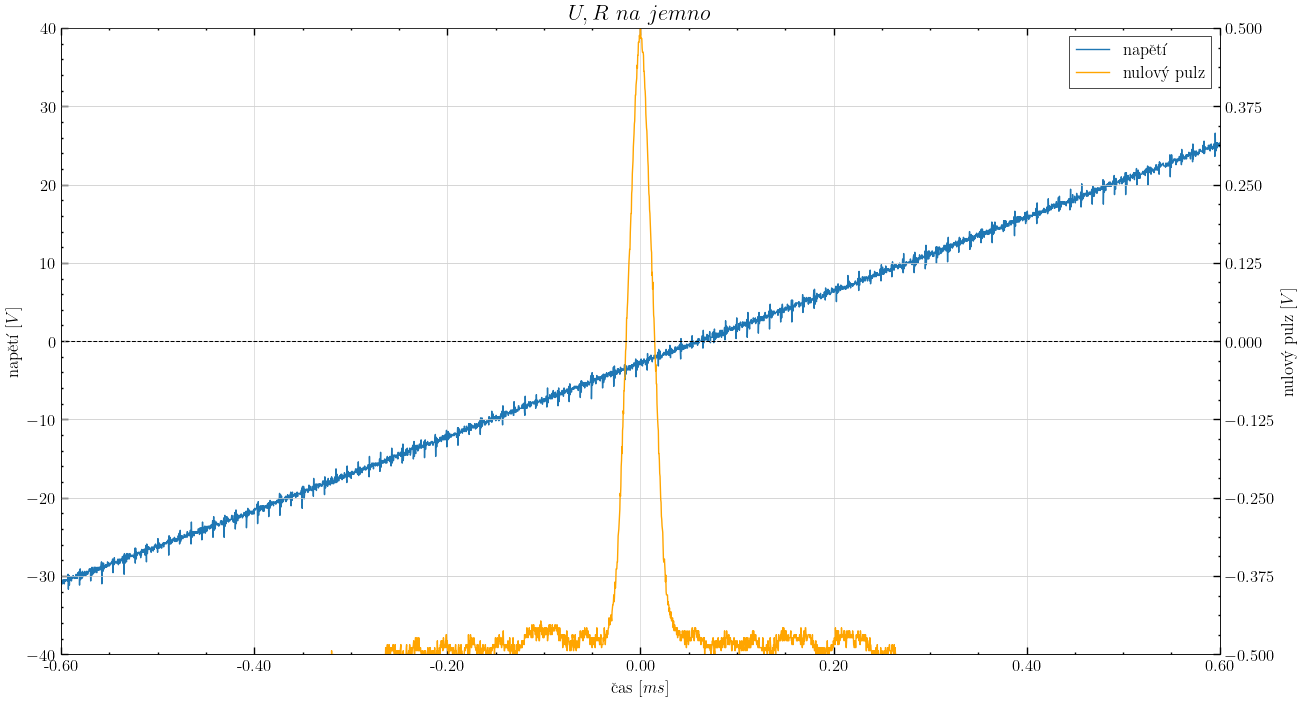
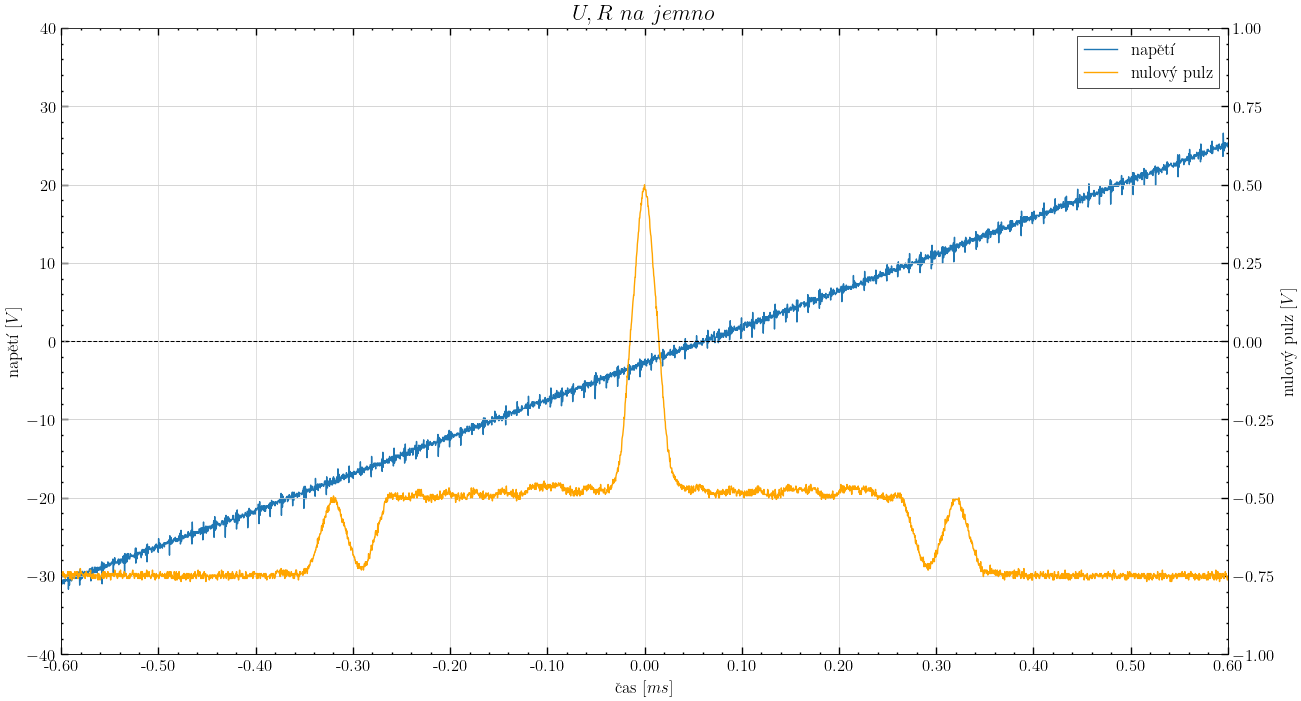
Unified diff of the notebook cell whose output changed from the first chart to the second:
--- before
+++ after
@@ -5,9 +5,9 @@
 host.set_xlim(R-0.6, R+0.6)
 host.set_ylim(-40, 40)
-ax2.set_ylim(-0.5, 0.5)
+ax2.set_ylim(-1, 1)
 
 p1 = host.plot(t, u, label="napětí")
 p2 = ax2.plot(t, r, label="nulový pulz", color='orange')
-ax2.set_yticks(np.arange(-0.5, 0.5+0.5/4, step=0.5/4))
+ax2.set_yticks(np.arange(-1, 1+1/4, step=1/4))
 plt.hlines(0,0,t[-1],color = 'k', linestyles='--',lw = 0.75)
 plt.title("$U,R$ $na$ $jemno$", fontsize=16, color='k')
@@ -20,7 +20,8 @@
 # ax.set_xticks([R,R-0.2,R+0.2,R-0.4,R+0.4,R-0.6,R+0.6]) 
 # ax.set_xticklabels(['0',"-0.2","0.2","-0.4","0.4","-0.6","0.6"])
-N1 , N2 = timel(7,0.2,"R")
+N1 , N2 = timel(13,0.1,"R")
 ax.set_xticks(N1) 
 ax.set_xticklabels(N2)
+
 host.set_xlabel("čas $[ms]$", fontsize=12, color = 'k')
 host.set_ylabel("napětí $[V]$", fontsize=12, color = 'k')

Commit: 1